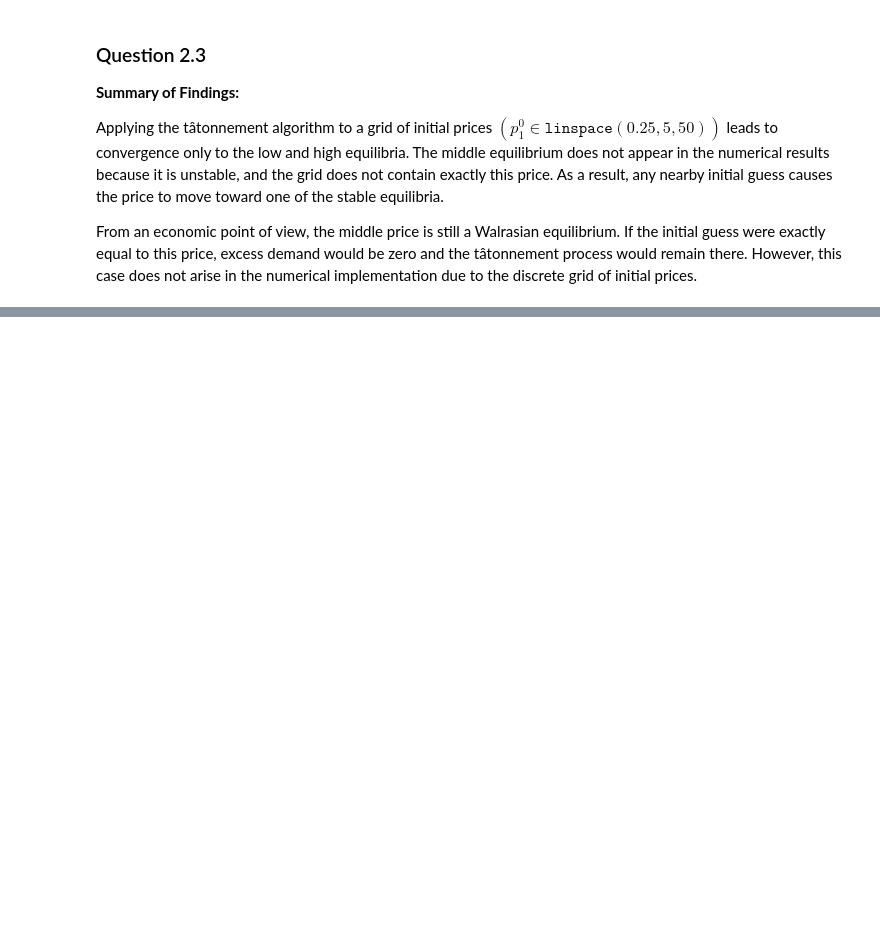
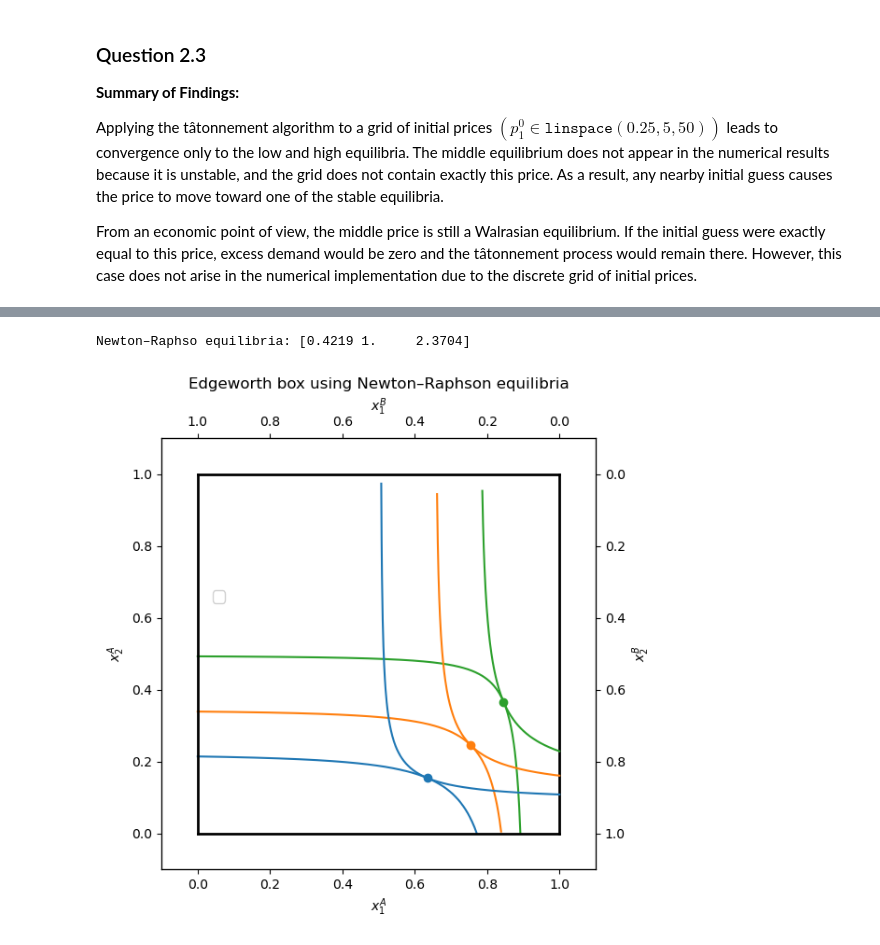
Before and after one commit to fgv916/ProgEconFgv916, a Jupyter notebook: Examproject.ipynb, the cells around one changed output, grey strips where cells are left out. Saved outputs shown, nothing was run; the diff lists cells and outputs as text; code cells hidden in the pictures; blank space fills up the shorter version.

```diff
--- a/Examproject.ipynb
+++ b/Examproject.ipynb
@@ -270,0 +274,29 @@ Unique converged p* (rounded): [0.422 1.    2.37 ]
+# %%
+# find equilibria using Newton–Raphson
+p1_eq_NR = []
+
+for p0 in np.linspace(0.25, 5, 50):
+    p_star = Exchange.solve_walras(p0, method='newton')
+    p1_eq_NR.append(p_star)
+
+p1_eq_NR = np.sort(np.unique(np.round(p1_eq_NR, 4)))
+print("Newton–Raphso equilibria:", p1_eq_NR)
+
+fig, ax_A, ax_B = Exchange.create_edgeworthbox()
+
+for p1 in p1_eq_NR:
+    x1A, x2A = Exchange.demand_A(p1)
+    x1B, x2B = Exchange.demand_B(p1)
+
+    ax_A.scatter(x1A, x2A)
+    Exchange.indifference_curve_A(ax_A, x1A, x2A)
+    Exchange.indifference_curve_B(ax_B, x1B, x2B)
+
+Exchange.add_legend(ax_A, ax_B)
+
+
+plt.title("Edgeworth box using Newton–Raphson equilibria")
+plt.show()
+# %% [output]
+Newton–Raphso equilibria: [0.4219 1.     2.3704]
+[figure, added]
```
Also changed, not shown: parts of 8 cells of this notebook, 1 other file.
